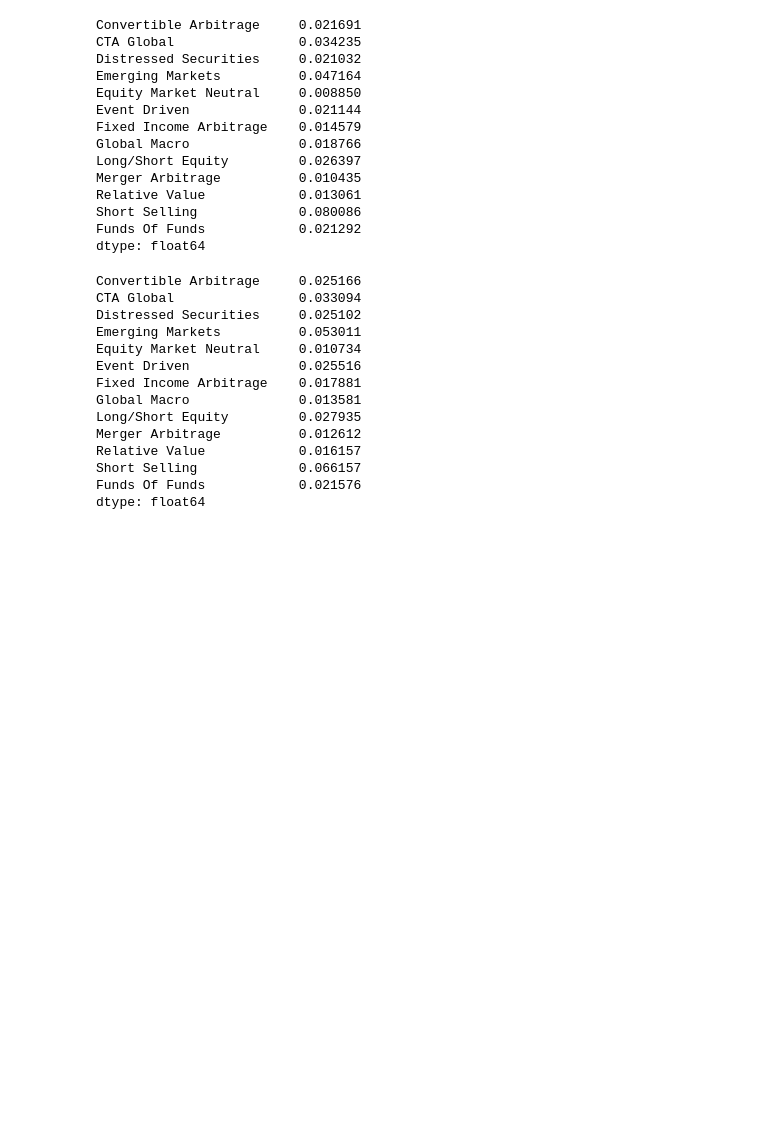
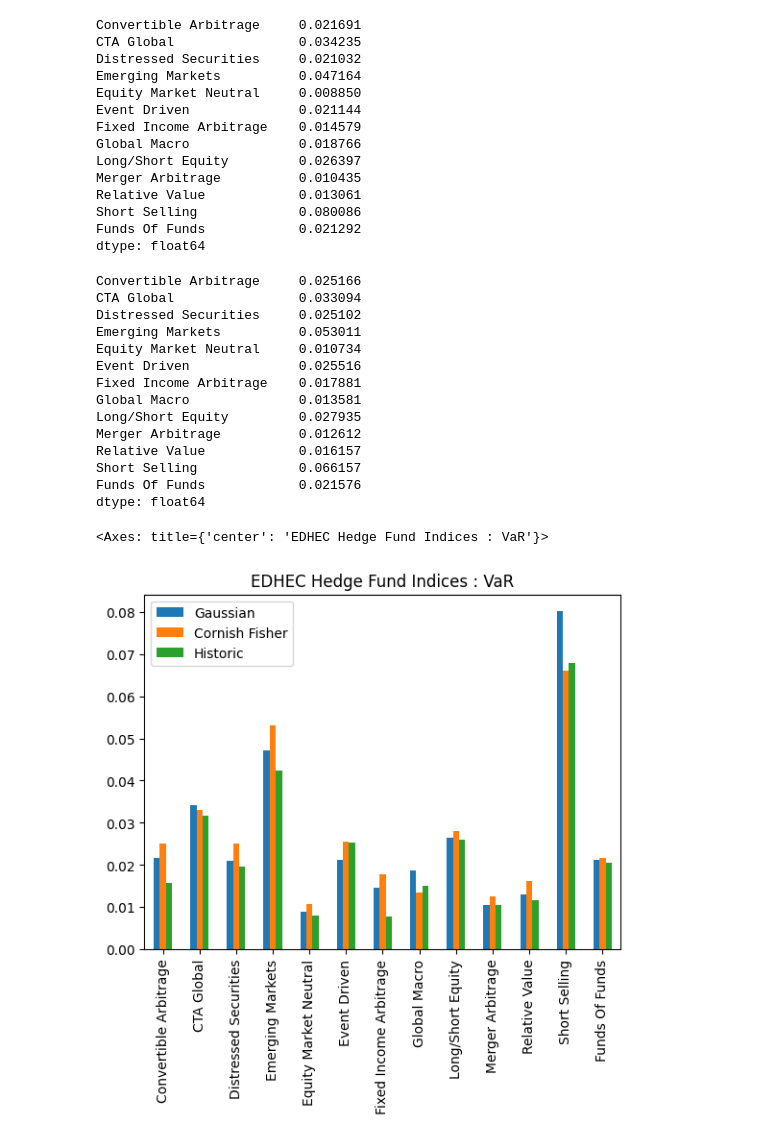
Before and after one commit to tr4nc3/portfolio-construction, a Jupyter notebook: portfolio.ipynb, the cells around one changed output. Drawn from its saved outputs; the diff is of its cells as text; code cells hidden in the pictures; blank space fills up the shorter version.

```diff
--- a/portfolio.ipynb
+++ b/portfolio.ipynb
@@ -363,3 +363,11 @@ Relative Value            0.016157
 Short Selling             0.066157
 Funds Of Funds            0.021576
 dtype: float64
+# %%
+var_list = [ finlib.var_gaussian(hfi), finlib.var_gaussian(hfi, 5, modified=True), finlib.var_historic(hfi)]
+comparison = pd.concat(var_list, axis=1)
+comparison.columns = ['Gaussian', 'Cornish Fisher', 'Historic']
+comparison.plot.bar(title='EDHEC Hedge Fund Indices : VaR')
+# %% [output]
+<Axes: title={'center': 'EDHEC Hedge Fund Indices : VaR'}>
+[figure, added]
```
Also changed, not shown: parts of 1 cell of this notebook, 1 other file.
